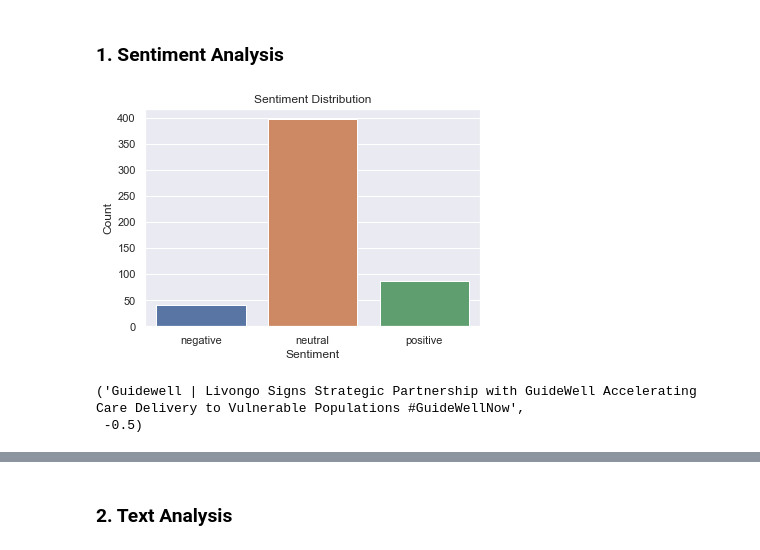
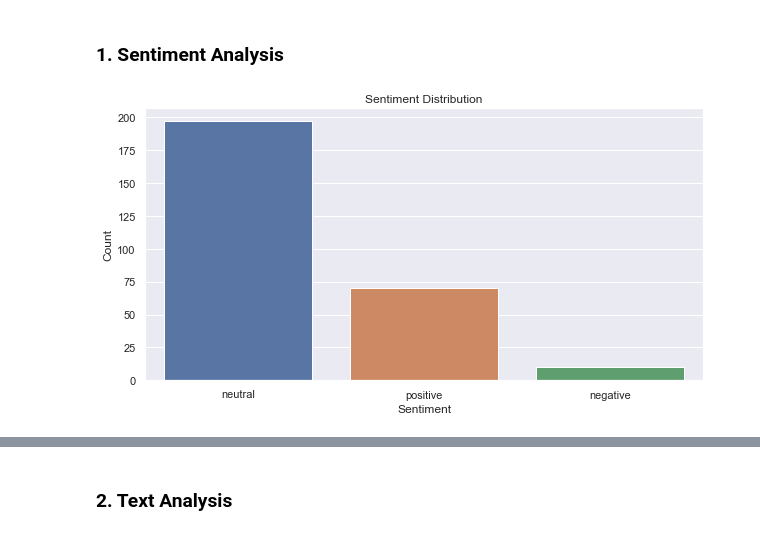
Before and after one commit to medherd/twitter, a Jupyter notebook: analysis/Untitled.ipynb, the cells around one changed output, grey strips where cells are left out. Drawn from its saved outputs; the diff is of its cells as text; code cells hidden in the pictures.

```diff
--- a/analysis/Untitled.ipynb
+++ b/analysis/Untitled.ipynb
@@ -87,30 +70,35 @@ df = (df
 ## Analysis on Tweets
 # %% [markdown]
 ### 1. Sentiment Analysis
-# %%
-def analyze_sentiment(df):
-    """Analyze sentiment using the text column"""
-    df['sentiment_score'] = df['text'].apply(lambda x: TextBlob(x).sentiment)
-    df['polarity'] = df['sentiment_score'].apply(lambda x: x[0])
-    df['subjectivity'] = df['sentiment_score'].apply(lambda x: x[1])
-    df = df.drop('sentiment_score', axis='columns')
-    df['sentiment'] = pd.cut(df.polarity, 3,labels=['negative','neutral','positive'])
-    return df
-
-df = df.pipe(analyze_sentiment)
+# %%
+def determine_sentiment(row):
+    score, magnitude = row['score'], row['magnitude']
+    if (score < -0.3 and magnitude >= 0.5):
+        return 'negative'
+    if (score < -0.5):
+        return 'negative'
+    if (score >= 0.3):
+        return 'positive'
+    return 'neutral'
+
+
+def categorize_sentiment_score(df):
+    """Categorize the sentiment score"""
+    # df['sentiment'] = pd.cut(df.score, 3,labels=['negative','neutral','positive'])
+    df['sentiment'] = df.apply(lambda row: determine_sentiment(row), axis=1)
+    return df
+
+df = df.pipe(categorize_sentiment_score)
 # %%
-sns.countplot(x='sentiment', data=df)
+fig, ax = plt.subplots(1, 1, figsize=(10,5))
+
+sns.countplot(x='sentiment',
+              data=df,
+              ax=ax,
+              order = df['sentiment'].value_counts().index)
 
 plt.title('Sentiment Distribution');
 plt.xlabel('Sentiment')
 plt.ylabel('Count');
 # %% [output]
-[figure, old version]
+[figure, new version]
-# %%
-negatives = df.loc[df.sentiment == 'negative'][['sentiment','polarity','text']]
-one = negatives.iloc[0]
-
-one.text, one.polarity
-# %% [output]
-('Guidewell | Livongo Signs Strategic Partnership with GuideWell Accelerating Care Delivery to Vulnerable Populations #GuideWellNow',
- -0.5)
```
Also changed, not shown: parts of 17 cells of this notebook, 9 other files.
